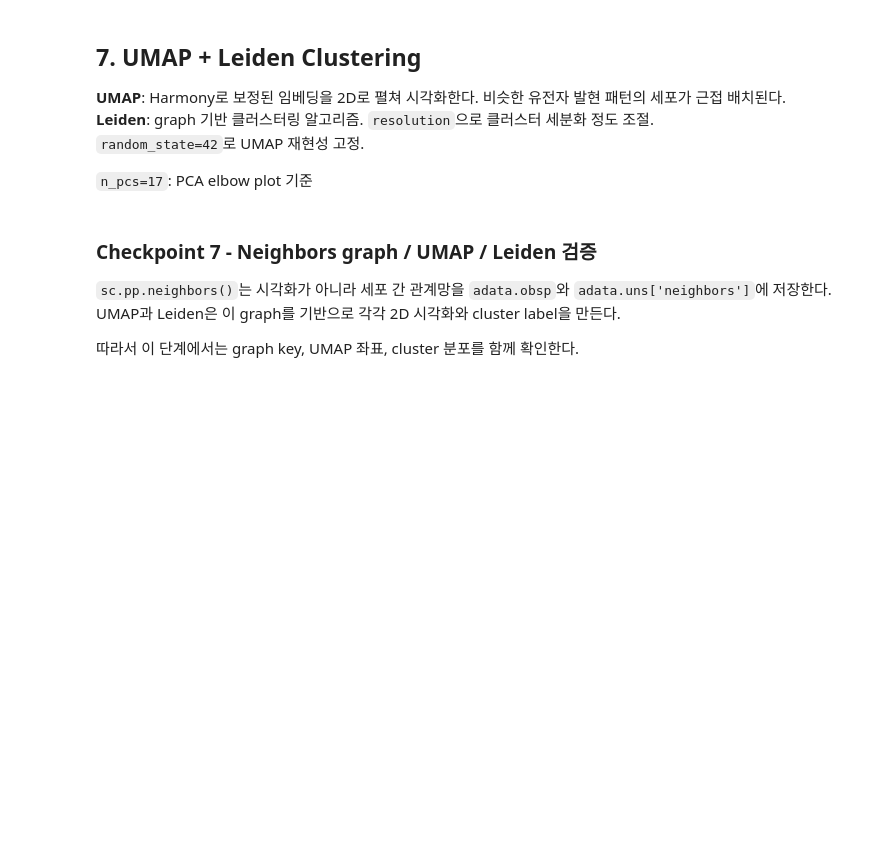
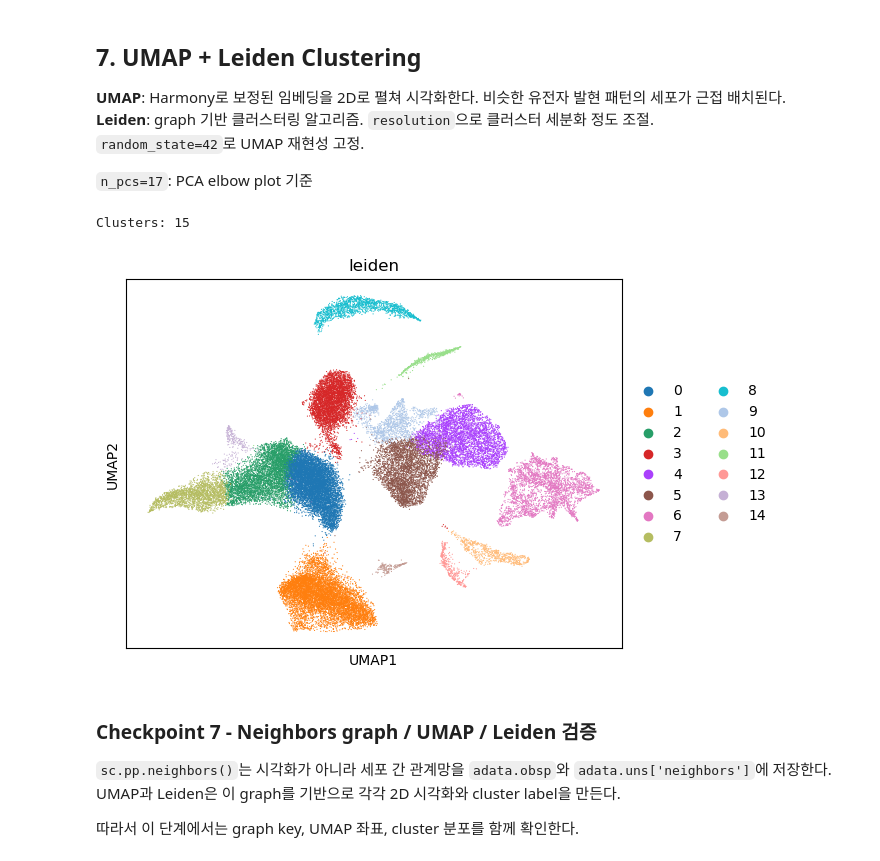
Before and after one commit to boeun02/scRNA-seq-Cancer-Immunology-Analysis, a Jupyter notebook: phase1_scrna/01_geo_pipeline.ipynb, the cells around one changed output. Drawn from its saved outputs; the diff is of its cells as text; code cells hidden in the pictures; blank space fills up the shorter version.

Commit message:
fix: add ramdom_state=42 to neighbors, umap, leiden for reproducibillty and envir add mac.ver
Signed-off-by: 박보은 <boeun@bagbo-eun-ui-MacBookPro.local>

```diff
--- a/phase1_scrna/01_geo_pipeline.ipynb
+++ b/phase1_scrna/01_geo_pipeline.ipynb
@@ -377,12 +585,15 @@ print("sample count:", adata.obs['sample'].nunique())
 # %%
 N_PCS = 17  # PCA variance ratio elbow 기준
 
-sc.pp.neighbors(adata, use_rep='X_pca_harmony', n_pcs=N_PCS)
+sc.pp.neighbors(adata, use_rep='X_pca_harmony', n_pcs=N_PCS, random_state=42)
 sc.tl.umap(adata, random_state=42)
-sc.tl.leiden(adata, resolution=0.5)
+sc.tl.leiden(adata, resolution=0.5, random_state=42)
 
 print(f"Clusters: {adata.obs['leiden'].nunique()}")
-sc.pl.umap(adata, color=['leiden', 'sample'], ncols=2)
+sc.pl.umap(adata, color=['leiden'])
+# %% [output]
+Clusters: 15
+[figure, added]
 # %% [markdown]
 ### Checkpoint 7 - Neighbors graph / UMAP / Leiden 검증
 
```
Also changed, not shown: parts of 18 cells of this notebook, 3 other files.
